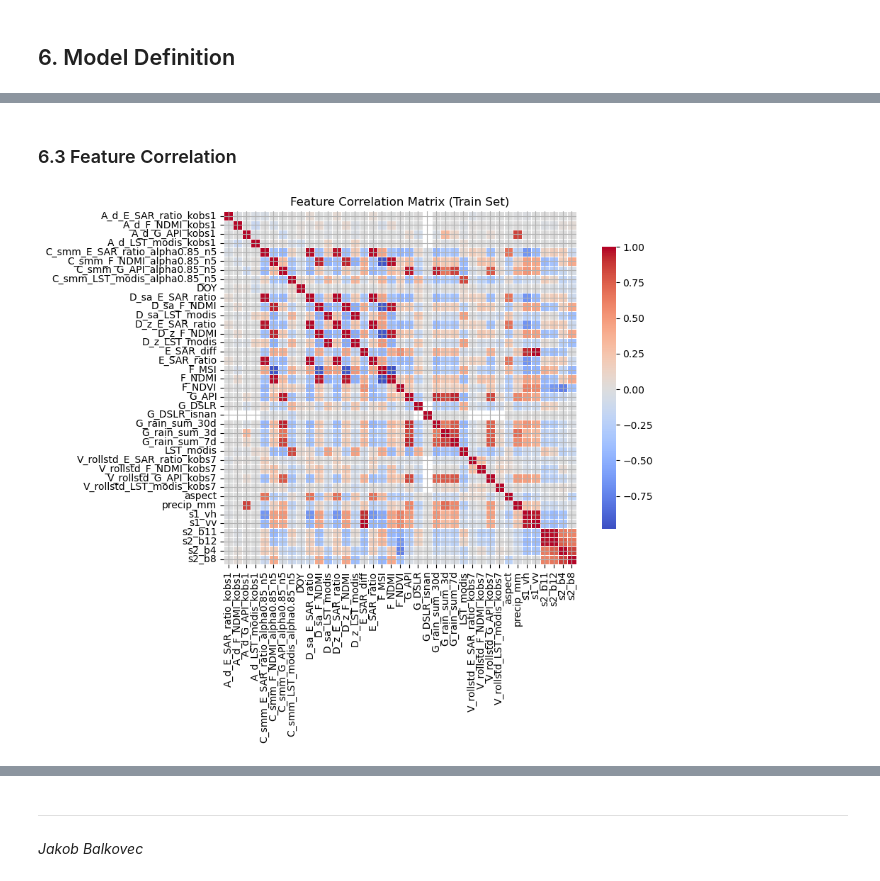
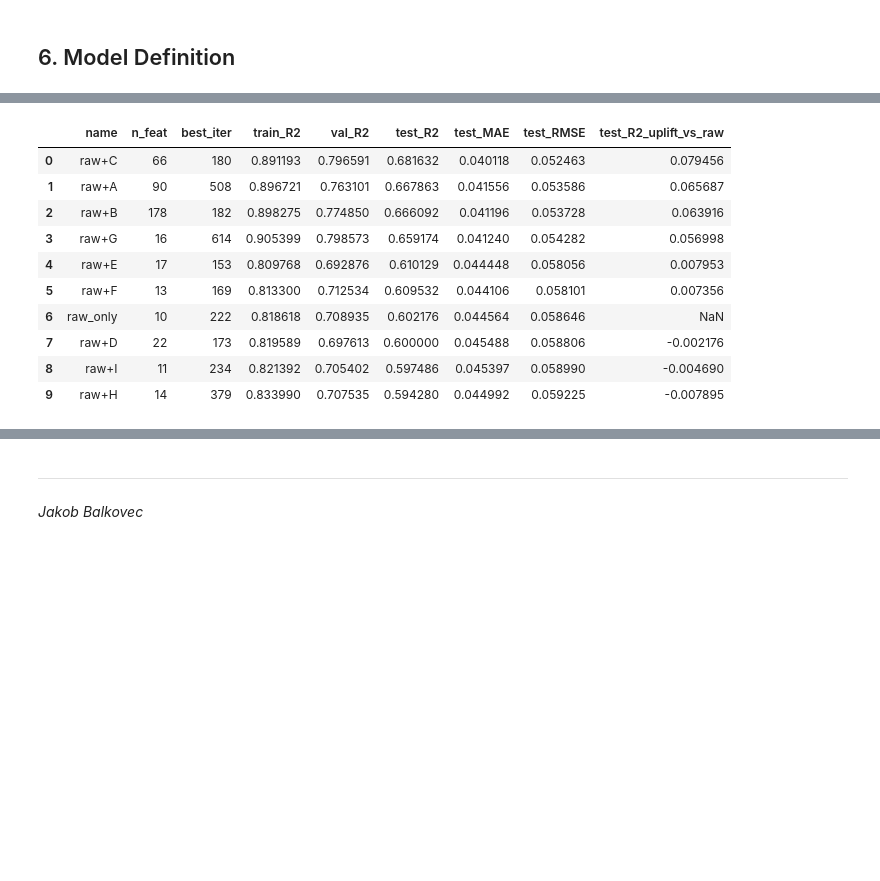
Before and after one commit to KerryCheon/MDR-Project, a Jupyter notebook: Models/Temporal/v5/v5.2/MDR-v5.2.ipynb, the cells around one changed output, grey strips where cells are left out. Cells and saved outputs as stored; diff of their text form; code cells hidden in the pictures; blank space fills up the shorter version.

```diff
--- a/Models/Temporal/v5/v5.2/MDR-v5.2.ipynb
+++ b/Models/Temporal/v5/v5.2/MDR-v5.2.ipynb
@@ -75,6 +75,8 @@ device = torch.device("cuda" if torch.cuda.is_available() else "cpu")
 
 print("imports loaded")
 print(f"using: {device}")
+
+F32_MAX = np.finfo(np.float32).max
 # %% [output]
 imports loaded
 using: cpu
@@ -249,6 +251,18 @@ RAW_FEATURES = [
     "aspect",
     "DOY",
 ]
+
+FAM_PREFIX = {
+    "raw+A": ("A_",),
+    "raw+B": ("V_",),   # B-family is V_*
+    "raw+C": ("C_",),
+    "raw+D": ("D_",),
+    "raw+E": ("E_",),
+    "raw+F": ("F_",),
+    "raw+G": ("G_",),
+    "raw+H": ("H_",),
+    "raw+I": ("I_",),
+}
 
 FAMILY_PREFIXES = ("A_", "V_", "C_", "D_", "E_", "F_", "G_", "H_", "I_")
 
@@ -344,15 +355,0 @@ raw+I   | n_feat= 11 | train=(15904, 11) val=(3408, 11) test=(3408, 11)
-# %%
-X_train = train_df[FEATURE_COLS].copy()
-y_train = train_df[TARGET_COL].copy()
-
-X_val = val_df[FEATURE_COLS].copy()
-y_val = val_df[TARGET_COL].copy()
-
-X_test = test_df[FEATURE_COLS].copy()
-y_test = test_df[TARGET_COL].copy()
-
-print("Feature matrix shapes:")
-print(f"  X_train: {X_train.shape}")
-print(f"  X_val:   {X_val.shape}")
-print(f"  X_test:  {X_test.shape}")
-print(f"  y_train: {y_train.shape}")
@@ -394,19 +355,0 @@ feature_summary # interactive sheet
-# %% [markdown]
-### 6.3 Feature Correlation
-# %%
-corr = X_train.corr()
-
-plt.figure(figsize=(10, 8))
-sns.heatmap(
-    corr,
-    cmap="coolwarm",
-    center=0,
-    square=True,
-    linewidths=0.5,
-    cbar_kws={"shrink": 0.8}
-)
-plt.title("Feature Correlation Matrix (Train Set)")
-plt.tight_layout()
-plt.show()
-# %% [output]
-[figure, removed]
@@ -412,0 +549,28 @@ plt.show()
+# %%
+metrics_df, top5_df, results = run_family_experiments(
+    splits_by_family,
+    max_depth=3,
+    min_child_weight=5,
+    reg_lambda=30,
+    subsample=1.0,
+    colsample_bytree=0.6,
+    learning_rate=0.05,
+    num_boost_round=6000,
+    early_stopping_rounds=75,
+    importance_type="gain",
+    top_k_importance=5,
+)
+# %%
+display(metrics_df)
+# %% [output]
+|  | name | n_feat | best_iter | train_R2 | val_R2 | test_R2 | test_MAE | test_RMSE | test_R2_uplift_vs_raw |
+| 0 | raw+C | 66 | 180 | 0.891193 | 0.796591 | 0.681632 | 0.040118 | 0.052463 | 0.079456 |
+| 1 | raw+A | 90 | 508 | 0.896721 | 0.763101 | 0.667863 | 0.041556 | 0.053586 | 0.065687 |
+| 2 | raw+B | 178 | 182 | 0.898275 | 0.774850 | 0.666092 | 0.041196 | 0.053728 | 0.063916 |
+| 3 | raw+G | 16 | 614 | 0.905399 | 0.798573 | 0.659174 | 0.041240 | 0.054282 | 0.056998 |
+| 4 | raw+E | 17 | 153 | 0.809768 | 0.692876 | 0.610129 | 0.044448 | 0.058056 | 0.007953 |
+| 5 | raw+F | 13 | 169 | 0.813300 | 0.712534 | 0.609532 | 0.044106 | 0.058101 | 0.007356 |
+| 6 | raw_only | 10 | 222 | 0.818618 | 0.708935 | 0.602176 | 0.044564 | 0.058646 | NaN |
+| 7 | raw+D | 22 | 173 | 0.819589 | 0.697613 | 0.600000 | 0.045488 | 0.058806 | -0.002176 |
+| 8 | raw+I | 11 | 234 | 0.821392 | 0.705402 | 0.597486 | 0.045397 | 0.058990 | -0.004690 |
+| 9 | raw+H | 14 | 379 | 0.833990 | 0.707535 | 0.594280 | 0.044992 | 0.059225 | -0.007895 |
```
Also changed, not shown: parts of 23 cells of this notebook, 4 other files.
